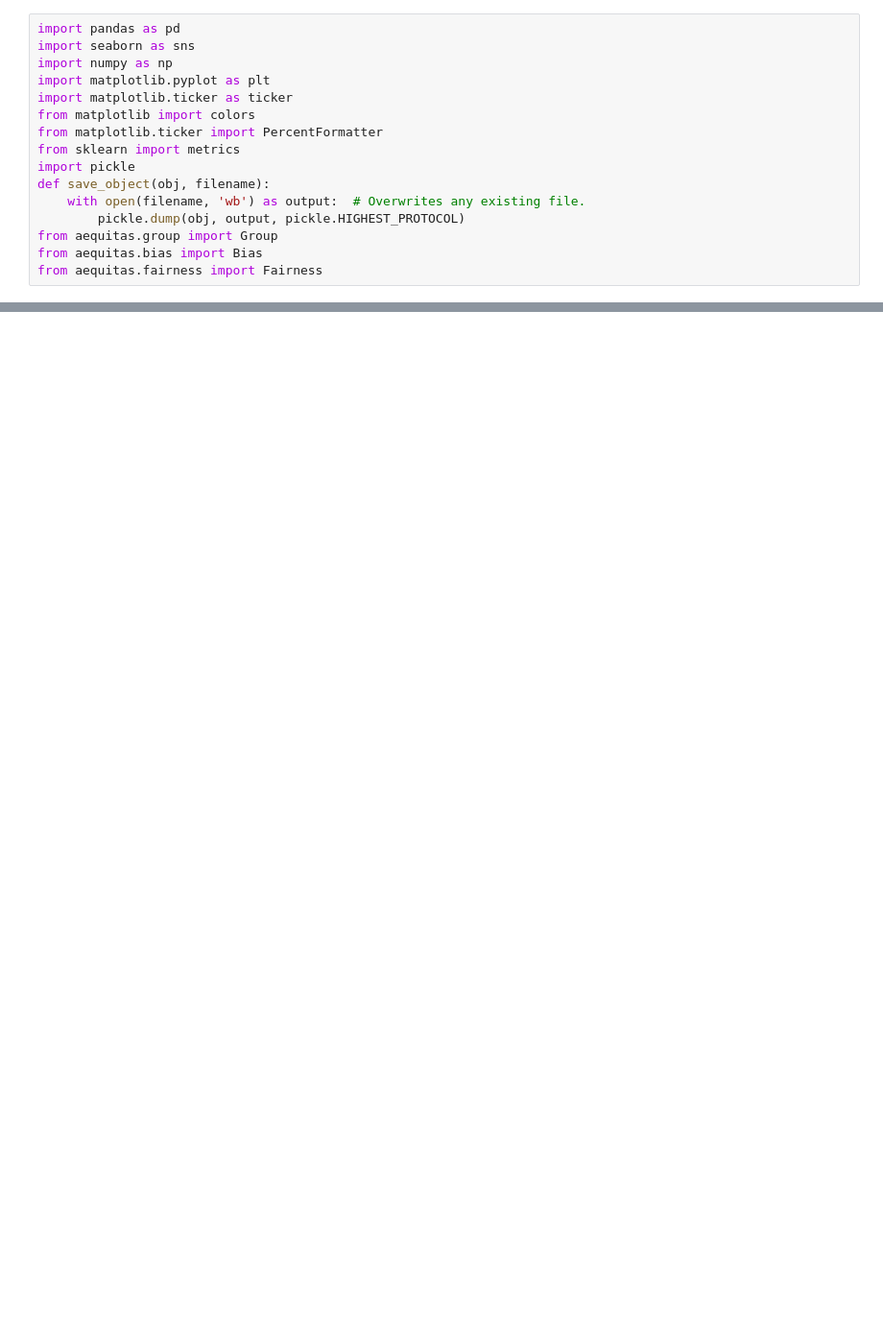
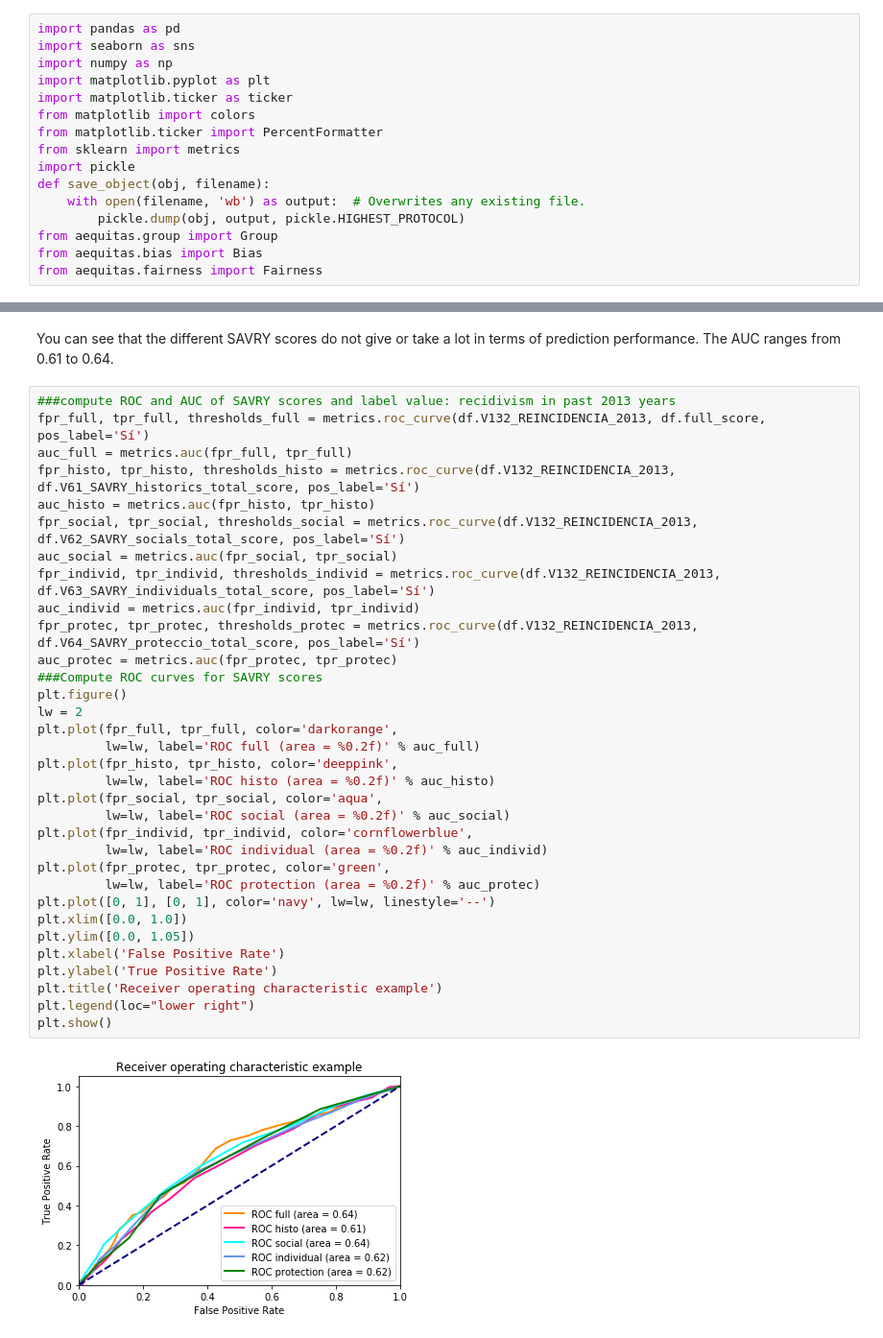
Before and after one commit to nkundiushuti/savry, a Jupyter notebook: SAVRY_general.ipynb, the cells around one changed output, grey strips where cells are left out. Shown at 96% size. Cells and saved outputs as stored; diff of their text form; blank space fills up the shorter version.

```diff
--- a/SAVRY_general.ipynb
+++ b/SAVRY_general.ipynb
@@ -42,0 +64,37 @@ plt.show()
+# %% [markdown]
+You can see that the different SAVRY scores do not give or take a lot in terms of prediction performance. The AUC ranges from 0.61 to 0.64.
+# %%
+###compute ROC and AUC of SAVRY scores and label value: recidivism in past 2013 years
+fpr_full, tpr_full, thresholds_full = metrics.roc_curve(df.V132_REINCIDENCIA_2013, df.full_score, pos_label='Sí')
+auc_full = metrics.auc(fpr_full, tpr_full)
+fpr_histo, tpr_histo, thresholds_histo = metrics.roc_curve(df.V132_REINCIDENCIA_2013, df.V61_SAVRY_historics_total_score, pos_label='Sí')
+auc_histo = metrics.auc(fpr_histo, tpr_histo)
+fpr_social, tpr_social, thresholds_social = metrics.roc_curve(df.V132_REINCIDENCIA_2013, df.V62_SAVRY_socials_total_score, pos_label='Sí')
+auc_social = metrics.auc(fpr_social, tpr_social)
+fpr_individ, tpr_individ, thresholds_individ = metrics.roc_curve(df.V132_REINCIDENCIA_2013, df.V63_SAVRY_individuals_total_score, pos_label='Sí')
+auc_individ = metrics.auc(fpr_individ, tpr_individ)
+fpr_protec, tpr_protec, thresholds_protec = metrics.roc_curve(df.V132_REINCIDENCIA_2013, df.V64_SAVRY_proteccio_total_score, pos_label='Sí')
+auc_protec = metrics.auc(fpr_protec, tpr_protec)
+###Compute ROC curves for SAVRY scores
+plt.figure()
+lw = 2
+plt.plot(fpr_full, tpr_full, color='darkorange',
+         lw=lw, label='ROC full (area = %0.2f)' % auc_full)
+plt.plot(fpr_histo, tpr_histo, color='deeppink',
+         lw=lw, label='ROC histo (area = %0.2f)' % auc_histo)
+plt.plot(fpr_social, tpr_social, color='aqua',
+         lw=lw, label='ROC social (area = %0.2f)' % auc_social)
+plt.plot(fpr_individ, tpr_individ, color='cornflowerblue',
+         lw=lw, label='ROC individual (area = %0.2f)' % auc_individ)
+plt.plot(fpr_protec, tpr_protec, color='green',
+         lw=lw, label='ROC protection (area = %0.2f)' % auc_protec)
+plt.plot([0, 1], [0, 1], color='navy', lw=lw, linestyle='--')
+plt.xlim([0.0, 1.0])
+plt.ylim([0.0, 1.05])
+plt.xlabel('False Positive Rate')
+plt.ylabel('True Positive Rate')
+plt.title('Receiver operating characteristic example')
+plt.legend(loc="lower right")
+plt.show()
+# %% [output]
+[figure, added]
```
Also changed, not shown: parts of 6 cells of this notebook, 2 other files.
